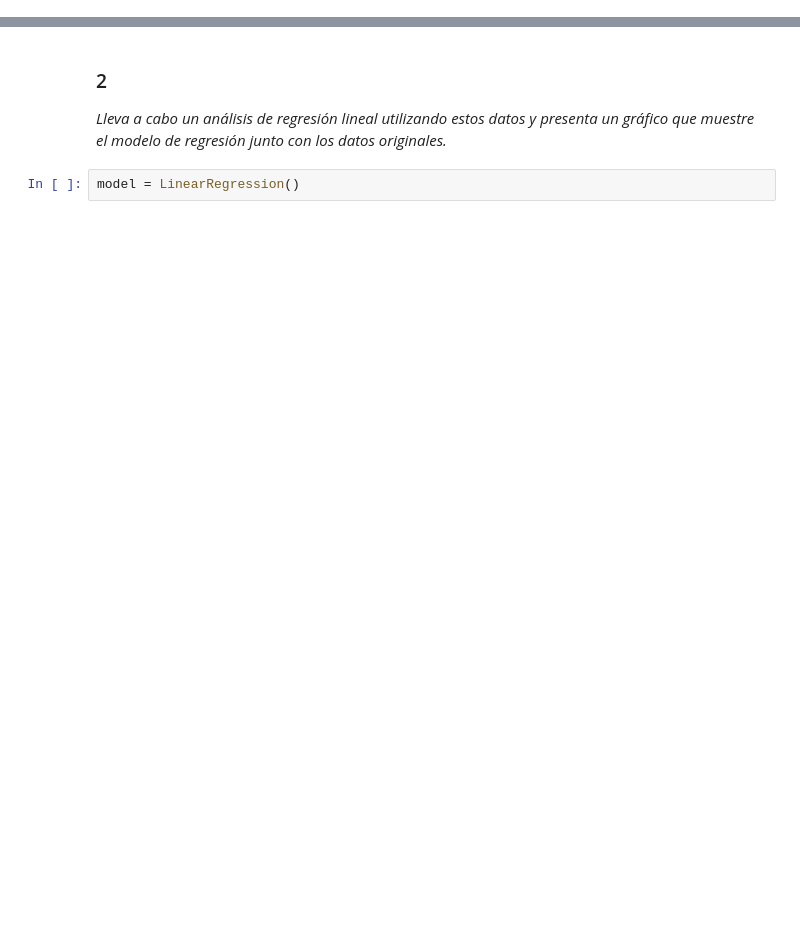
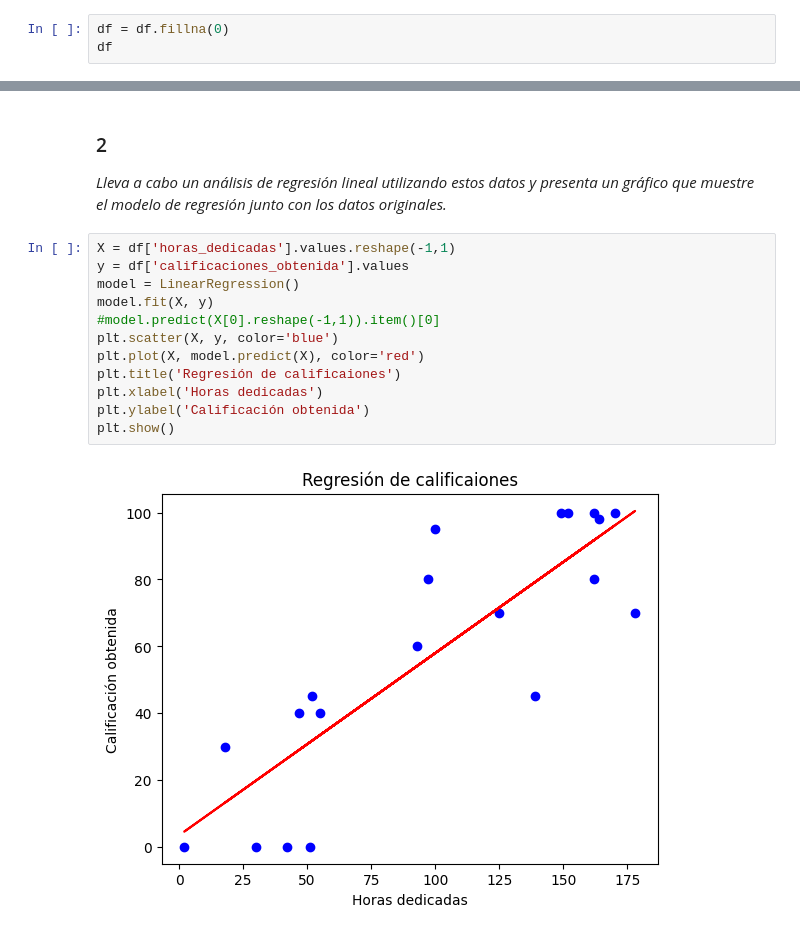
Before and after one commit to AlbertNath/rp-ml-20242, a Jupyter notebook: rp-ml-p1.ipynb, the cells around one changed output, grey strips where cells are left out. Saved outputs shown, nothing was run; the diff lists cells and outputs as text; blank space fills up the shorter version.

```diff
--- a/rp-ml-p1.ipynb
+++ b/rp-ml-p1.ipynb
@@ -32,3 +32,6 @@ Calificaciones obtenidas:
 Max:     100.0
 Media:   64.05555555555556
 Std:     33.539217119177366
+# %%
+df = df.fillna(0)
+df
@@ -36,5 +57,17 @@ Std:     33.539217119177366
 ### 2
 _Lleva a cabo un análisis de regresión lineal utilizando estos datos y presenta un gráfico que muestre el modelo de regresión junto con los datos
 originales._
-# %%
-model = LinearRegression()
+# %%
+X = df['horas_dedicadas'].values.reshape(-1,1)
+y = df['calificaciones_obtenida'].values
+model = LinearRegression()
+model.fit(X, y)
+#model.predict(X[0].reshape(-1,1)).item()[0]
+plt.scatter(X, y, color='blue')
+plt.plot(X, model.predict(X), color='red')
+plt.title('Regresión de calificaiones')
+plt.xlabel('Horas dedicadas')
+plt.ylabel('Calificación obtenida')
+plt.show()
+# %% [output]
+[figure, added]
```
Also changed, not shown: parts of 3 cells of this notebook.
